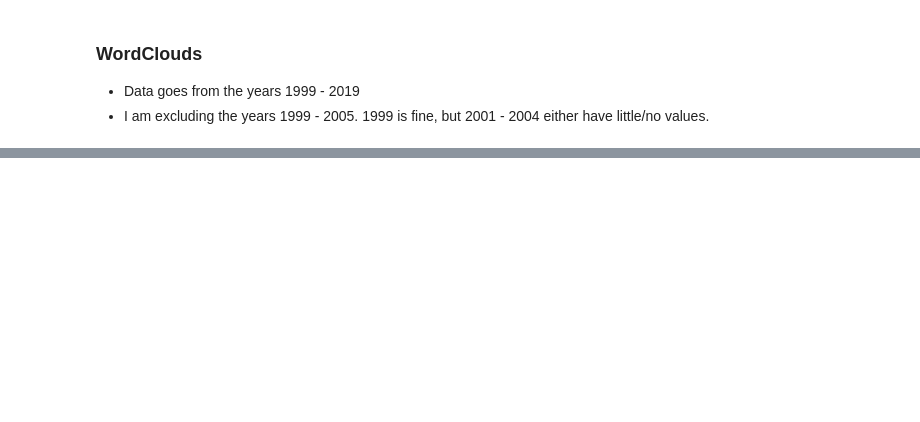
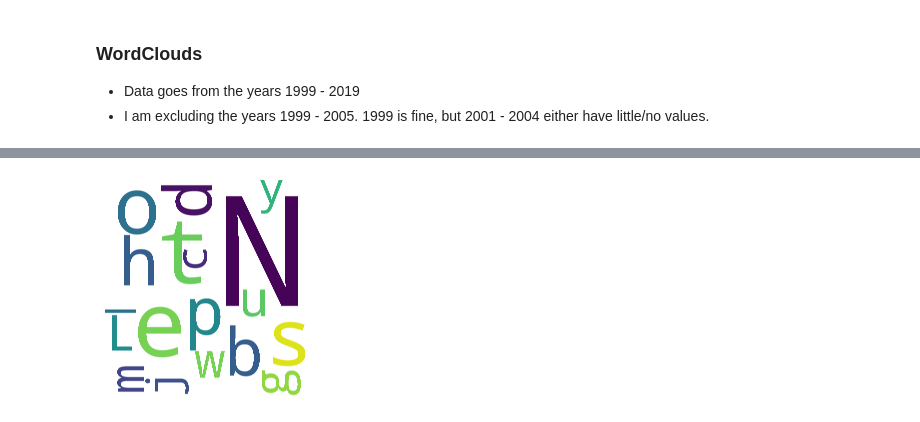
Before and after one commit to npr-nlp/npr-nlp-project, a Jupyter notebook: jos-workbook.ipynb, the cells around one changed output, grey strips where cells are left out. Cells and saved outputs as stored; diff of their text form; code cells hidden in the pictures; blank space fills up the shorter version.

```diff
--- a/jos-workbook.ipynb
+++ b/jos-workbook.ipynb
@@ -41,6 +51,15 @@ df['year'] = pd.DatetimeIndex(df['date']).year
 - Data goes from the years 1999 - 2019
 - I am excluding the years 1999 - 2005. 1999 is fine, but 2001 - 2004 either have little/no values.
 # %%
-all_words = ' '.join(df.lemmatized_stopped.astype(str))
+all_words = ' '.join(str(df.lemmatized_stopped))
 
 all_freq = pd.Series(all_words.split()).value_counts()
+all_freq_df = all_freq.to_frame().reset_index()
+
+all_freq_df.columns = ['wrd', 'cnt']
+
+stop_words = []
+
+for word in all_freq_df.wrd:
+    if len(word) < 3:
+        stop_words.append(word)
@@ -84,0 +95,3 @@ KeyboardInterrupt:
+# %%
+bush = df.a_stopwords[df['year'].isin([2005, 2006, 2007, 2008, 2009])]
+bush
@@ -85,3 +111,13 @@ KeyboardInterrupt:
+# %%
+df['bush_stopwords'] = bush
+# %%
+bush_wordc = WordCloud(background_color = 'white', width = 16000, height = 16000).generate(' '.join(str(df.bush_stopwords)))
+
+plt.imshow(bush_wordc)
+
+plt.axis('off');
+# %% [output]
+[figure, added]
 # %%
 # 2001-2004 either contains no values or too few, so excluding Clinton's presidency and moving past to 2005
 
```
Also changed, not shown: parts of 12 cells of this notebook.
